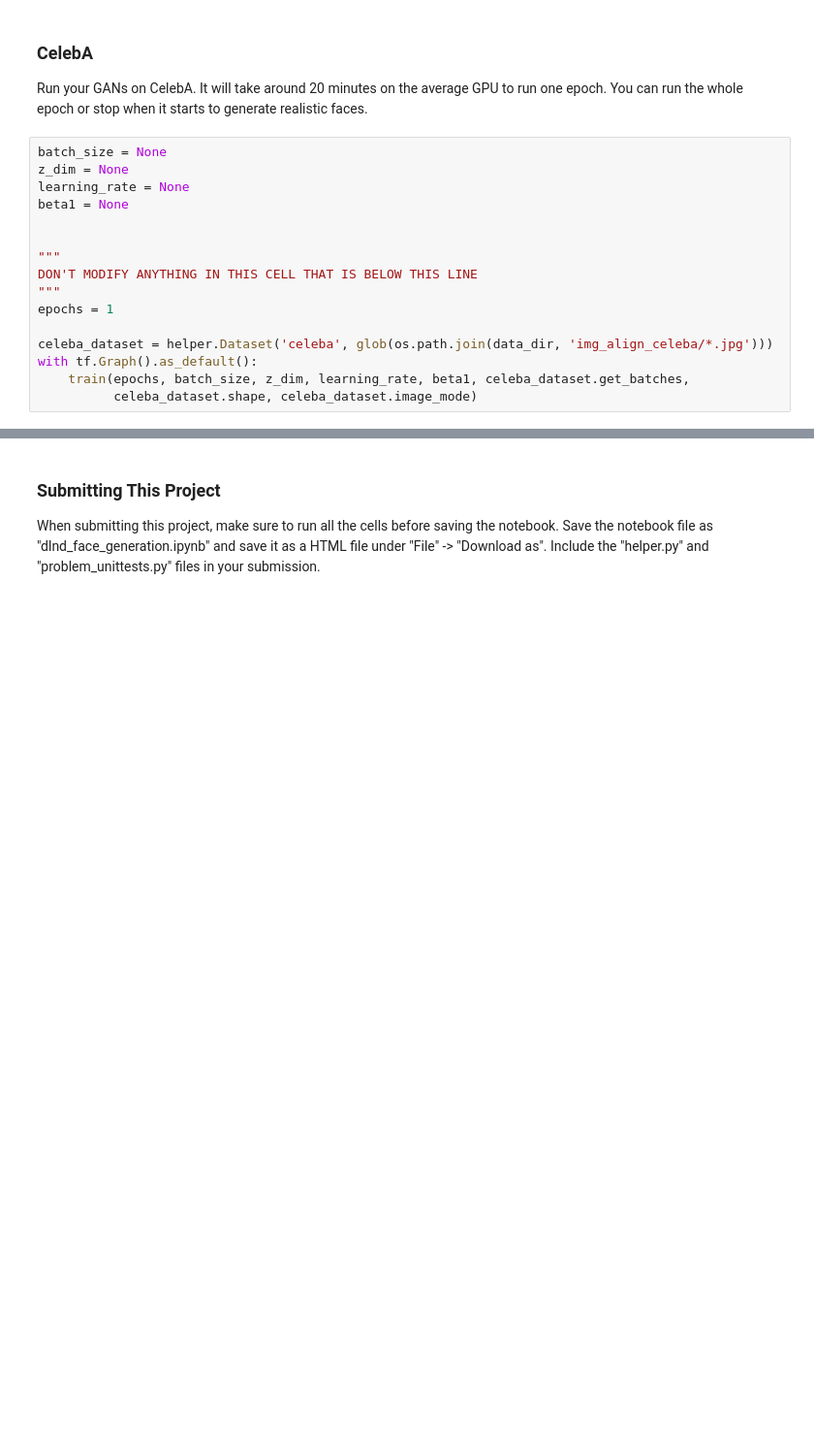
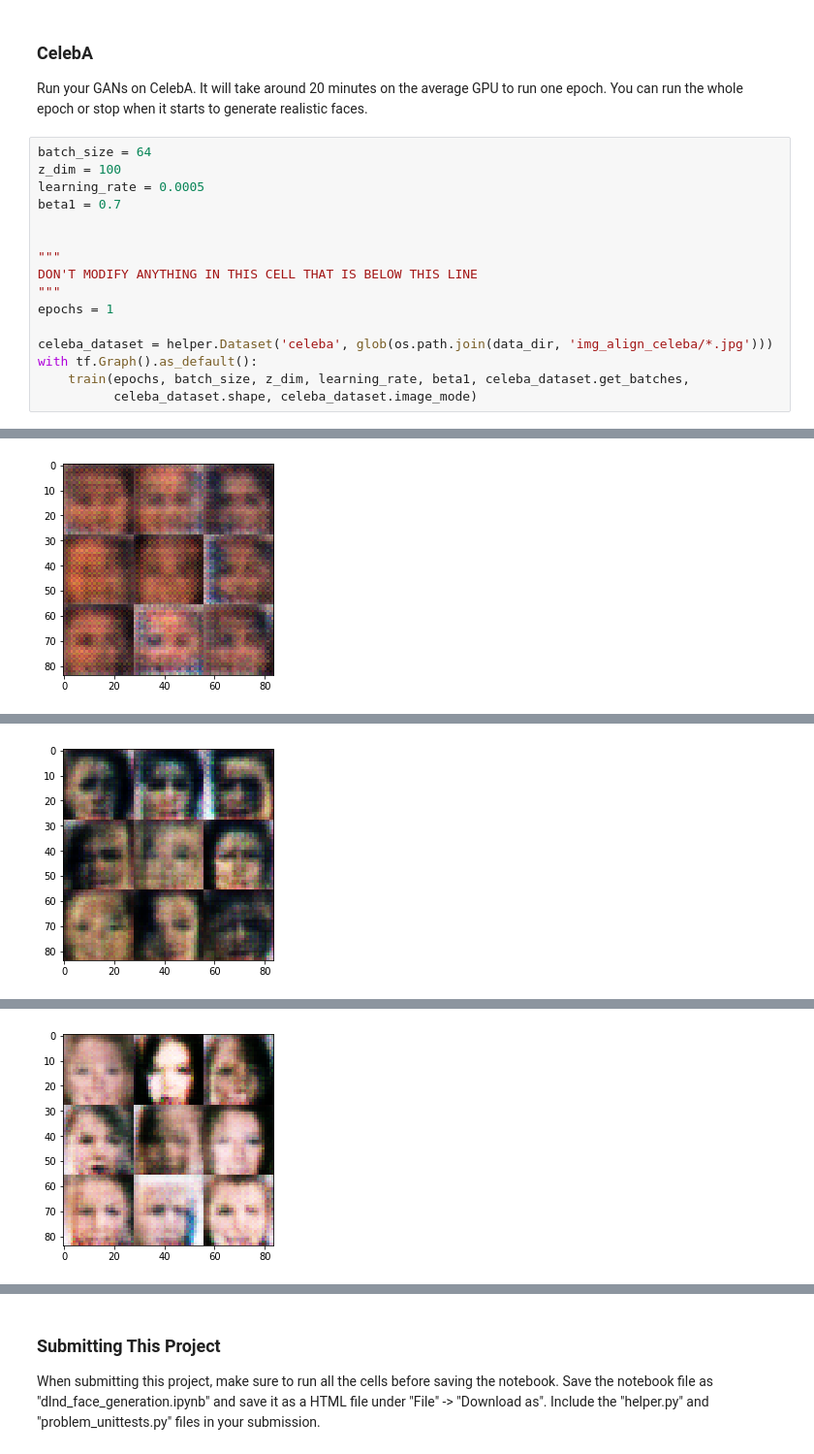
Before and after one commit to ericness/deep-learning, a Jupyter notebook: face_generation/dlnd_face_generation.ipynb, the cells around one changed output, grey strips where cells are left out. Shown at 97% size. Cells and saved outputs as stored; diff of their text form; blank space fills up the shorter version.

```diff
--- a/face_generation/dlnd_face_generation.ipynb
+++ b/face_generation/dlnd_face_generation.ipynb
@@ -403,10 +506,10 @@ NameError: name 'net' is not defined
 ### CelebA
 Run your GANs on CelebA.  It will take around 20 minutes on the average GPU to run one epoch.  You can run the whole epoch or stop when it starts to generate realistic faces.
 # %%
-batch_size = None
-z_dim = None
-learning_rate = None
-beta1 = None
+batch_size = 64
+z_dim = 100
+learning_rate = 0.0005
+beta1 = 0.7
 
 
 """
@@ -418,3 +521,4 @@ celeba_dataset = helper.Dataset('celeba', glob(os.path.join(data_dir, 'img_align
 with tf.Graph().as_default():
     train(epochs, batch_size, z_dim, learning_rate, beta1, celeba_dataset.get_batches,
           celeba_dataset.shape, celeba_dataset.image_mode)
+# %% [output]
@@ -420,0 +535 @@ with tf.Graph().as_default():
+[figure, added]
@@ -420,0 +546 @@ with tf.Graph().as_default():
+[figure, added]
@@ -420,0 +557 @@ with tf.Graph().as_default():
+[figure, added]
```
Also changed, not shown: parts of 4 cells of this notebook.
